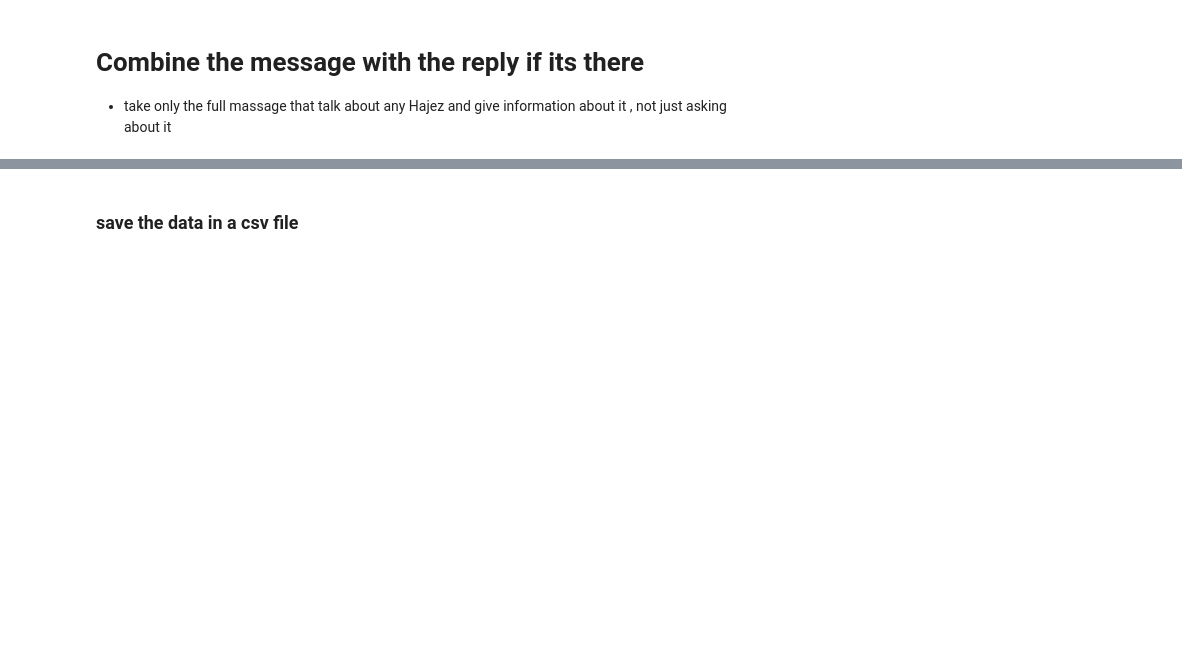
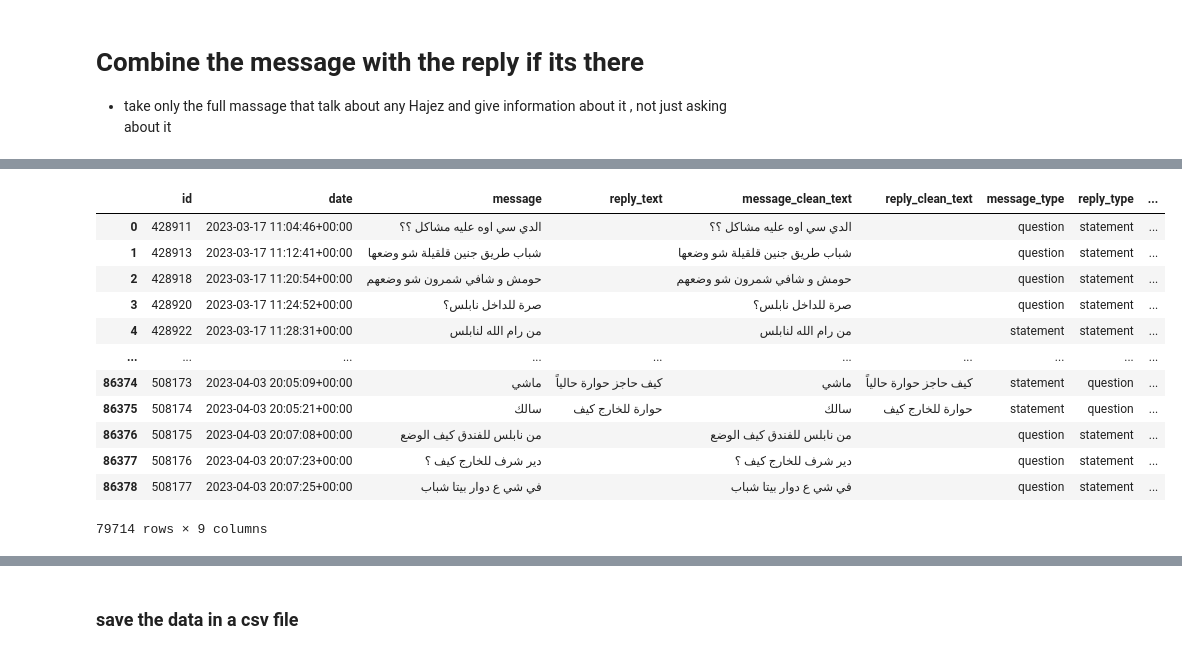
Before and after one commit to mohamadhase/RoadProject, a Jupyter notebook: Road/notebooks/clean_transform.ipynb, the cells around one changed output, grey strips where cells are left out. Drawn from its saved outputs; the diff is of its cells as text; code cells hidden in the pictures; blank space fills up the shorter version.

```diff
--- a/Road/notebooks/clean_transform.ipynb
+++ b/Road/notebooks/clean_transform.ipynb
@@ -106,3 +104,19 @@ data.sample(10)[["message_clean_text","message_type","reply_clean_text","reply_t
+# %%
+data
+# %% [output]
+|  | id | date | message | reply_text | message_clean_text | reply_clean_text | message_type | reply_type | ... |
+| 0 | 428911 | 2023-03-17 11:04:46+00:00 | الدي سي اوه عليه مشاكل ؟؟ |  | الدي سي اوه عليه مشاكل ؟؟ |  | question | statement | ... |
+| 1 | 428913 | 2023-03-17 11:12:41+00:00 | شباب طريق جنين قلقيلة شو وضعها |  | شباب طريق جنين قلقيلة شو وضعها |  | question | statement | ... |
+| 2 | 428918 | 2023-03-17 11:20:54+00:00 | حومش و شافي شمرون شو وضعهم |  | حومش و شافي شمرون شو وضعهم |  | question | statement | ... |
+| 3 | 428920 | 2023-03-17 11:24:52+00:00 | صرة للداخل نابلس؟ |  | صرة للداخل نابلس؟ |  | question | statement | ... |
+| 4 | 428922 | 2023-03-17 11:28:31+00:00 | من رام الله لنابلس |  | من رام الله لنابلس |  | statement | statement | ... |
+| ... | ... | ... | ... | ... | ... | ... | ... | ... | ... |
+| 86374 | 508173 | 2023-04-03 20:05:09+00:00 | ماشي | كيف حاجز حوارة حالياً | ماشي | كيف حاجز حوارة حالياً | statement | question | ... |
+| 86375 | 508174 | 2023-04-03 20:05:21+00:00 | سالك | حوارة للخارج كيف | سالك | حوارة للخارج كيف | statement | question | ... |
+| 86376 | 508175 | 2023-04-03 20:07:08+00:00 | من نابلس للفندق كيف الوضع |  | من نابلس للفندق كيف الوضع |  | question | statement | ... |
+| 86377 | 508176 | 2023-04-03 20:07:23+00:00 | دير شرف للخارج كيف ؟ |  | دير شرف للخارج كيف ؟ |  | question | statement | ... |
+| 86378 | 508177 | 2023-04-03 20:07:25+00:00 | في شي ع دوار بيتا شباب |  | في شي ع دوار بيتا شباب |  | question | statement | ... |
+79714 rows × 9 columns
 # %%
 data[data['full_text']!=''].shape
 # %% [output]
```
Also changed, not shown: parts of 8 cells of this notebook, 26 other files.
